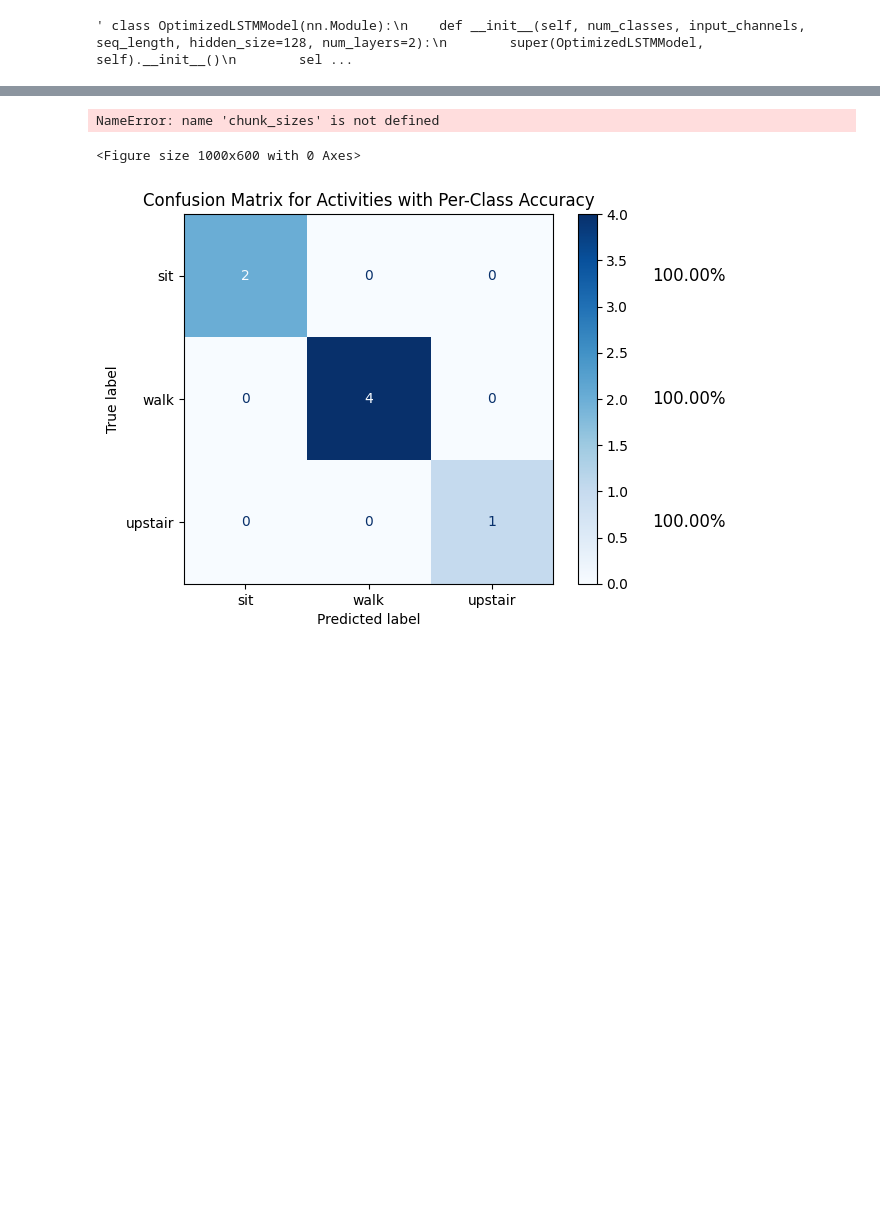
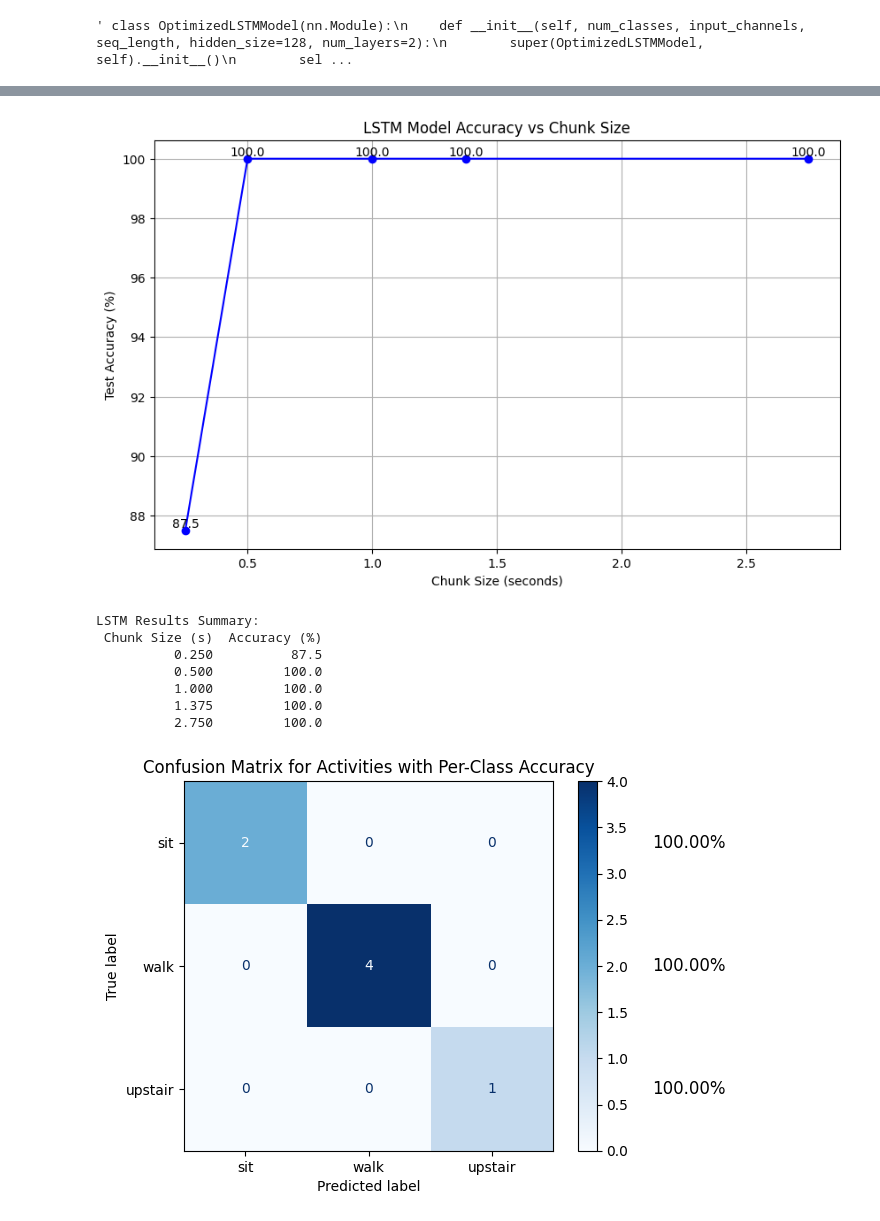
Before and after one commit to yuanhengm17/mgh-research-classification, a Jupyter notebook: LSTM.ipynb, the cells around one changed output, grey strips where cells are left out. Cells and saved outputs as stored; diff of their text form; code cells hidden in the pictures; blank space fills up the shorter version.

Commit message:
fixed errors, should run smooth

```diff
--- a/LSTM.ipynb
+++ b/LSTM.ipynb
@@ -133,9 +173,13 @@ NameError: name 'training_distribution' is not defined
 # %%
 # Extract features using chunk_data_with_overlap
-X_train, y_train = chunk_data_with_overlap(training_data_raw, training_docs, CHUNK_SIZE, ACTIVITIES, SAMPLING_RATE, OVERLAP)
-X_test, y_test = chunk_data_with_overlap(testing_data_raw, testing_docs, CHUNK_SIZE, ACTIVITIES, SAMPLING_RATE, OVERLAP)
+X_train, y_train, train_distribution = chunk_data_with_overlap(
+    training_data_raw, training_docs, CHUNK_SIZE, ACTIVITIES, SAMPLING_RATE, OVERLAP
+)
+X_test, y_test, test_distribution = chunk_data_with_overlap(
+    testing_data_raw, testing_docs, CHUNK_SIZE, ACTIVITIES, SAMPLING_RATE, OVERLAP
+)
 
-# Combine train and test for cross-validation (Stephen's data only)
+# Combine train and test for cross-validation
 X_all = np.concatenate([X_train, X_test], axis=0)
 y_all = np.concatenate([y_train, y_test], axis=0)
 
@@ -144,5 +188,8 @@ scaler = StandardScaler()
 X_all = scaler.fit_transform(X_all)
 
 # Convert to torch tensors
-X_all = torch.tensor(X_all, dtype=torch.float32)  # Shape: (n_samples, 18)
+X_all = torch.tensor(X_all, dtype=torch.float32)  # Shape: (n_samples, n_features)
 y_all = torch.tensor(y_all, dtype=torch.long)
+
+print("Training Activity Distribution:", train_distribution)
+print("Testing Activity Distribution:", test_distribution)
@@ -329,9 +379,13 @@ def permute_segments(batch_X, num_segments=5):
     return permuted_X
 # %%
 model = FeatureModel(num_classes=NUM_CLASSES, input_features=18)
-optimizer = Adam(model.parameters(), lr=0.02, weight_decay=1e-4)
+optimizer = torch.optim.Adam(model.parameters(), lr=0.02, weight_decay=1e-4)
 criterion = nn.CrossEntropyLoss()
-
 scheduler = torch.optim.lr_scheduler.ReduceLROnPlateau(optimizer, mode='min', factor=0.5, patience=50, min_lr=1e-5)
 
-start_epoch, best_loss, best_avg_accuracy, train_losses, test_losses = load_best_model(model, optimizer)
+# Initialize training variables
+start_epoch = 0
+best_loss = float('inf')
+best_avg_accuracy = 0.0
+train_losses = []
+test_losses = []
@@ -432,29 +484,39 @@ Fold Accuracies: ['100.00%', '100.00%', '100.00%', '100.00%', '100.00%']
 # %%
+min_length = min(len(chunk_sizes), len(fold_accuracies))
+chunk_sizes = chunk_sizes[:min_length]
+fold_accuracies = fold_accuracies[:min_length]
+
 # Plotting
 plt.figure(figsize=(10, 6))
 plt.plot(chunk_sizes, fold_accuracies, 'bo-')
 plt.xlabel('Chunk Size (seconds)')
 plt.ylabel('Test Accuracy (%)')
 plt.title('LSTM Model Accuracy vs Chunk Size')
 plt.grid(True)
 
 # Add accuracy values as text
-for i, (x, y) in enumerate(zip(chunk_sizes, fold_accuracies)):
+for x, y in zip(chunk_sizes, fold_accuracies):
     plt.text(x, y, f'{y:.1f}', ha='center', va='bottom')
 
 plt.savefig('lstm_chunk_size_vs_accuracy.png')
 plt.show()
 
 # Print results table
 results = pd.DataFrame({
     'Chunk Size (s)': chunk_sizes,
     'Accuracy (%)': fold_accuracies
 })
 print("\nLSTM Results Summary:")
 print(results.to_string(index=False))
 # %% [output]
+[figure, added]
-NameError: name 'chunk_sizes' is not defined
+LSTM Results Summary:
+ Chunk Size (s)  Accuracy (%)
+          0.250          87.5
+          0.500         100.0
+          1.000         100.0
+          1.375         100.0
+          2.750         100.0
-<Figure size 1000x600 with 0 Axes>
 # %%
 # Import necessary libraries
 from sklearn.metrics import confusion_matrix, ConfusionMatrixDisplay
```
Also changed, not shown: parts of 5 cells of this notebook, 1 other file.
